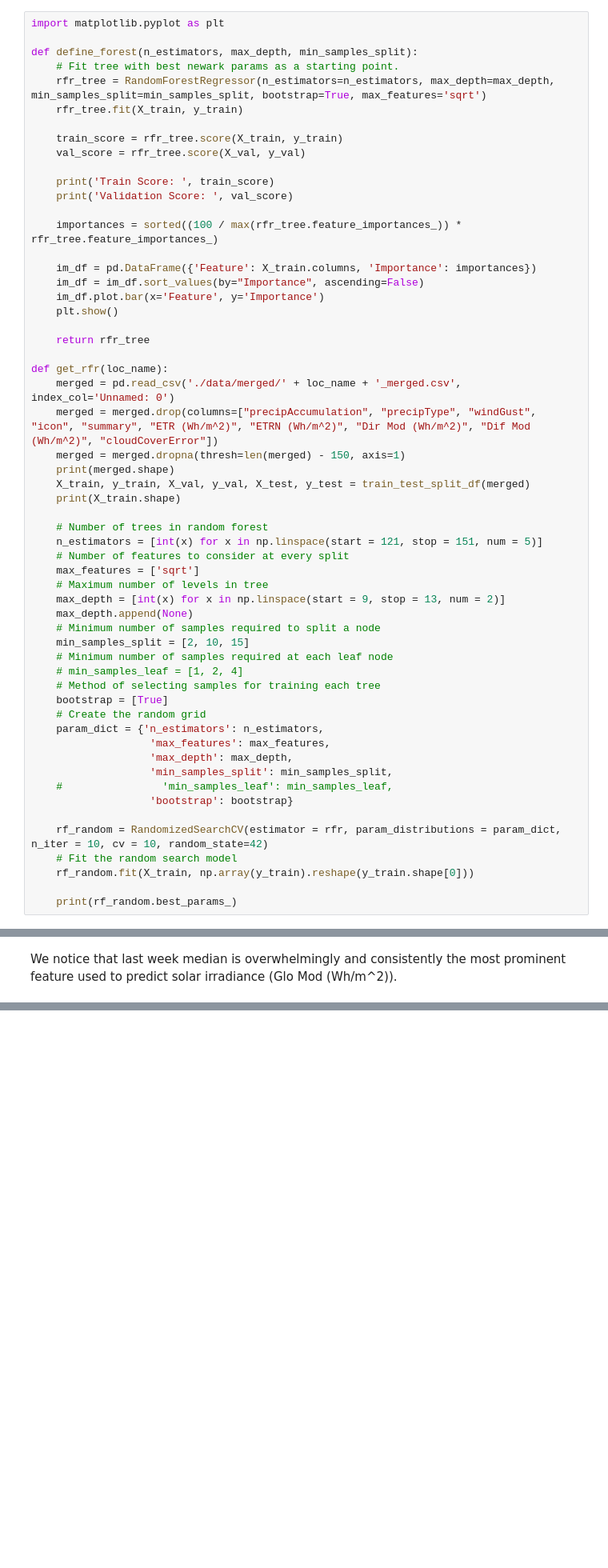
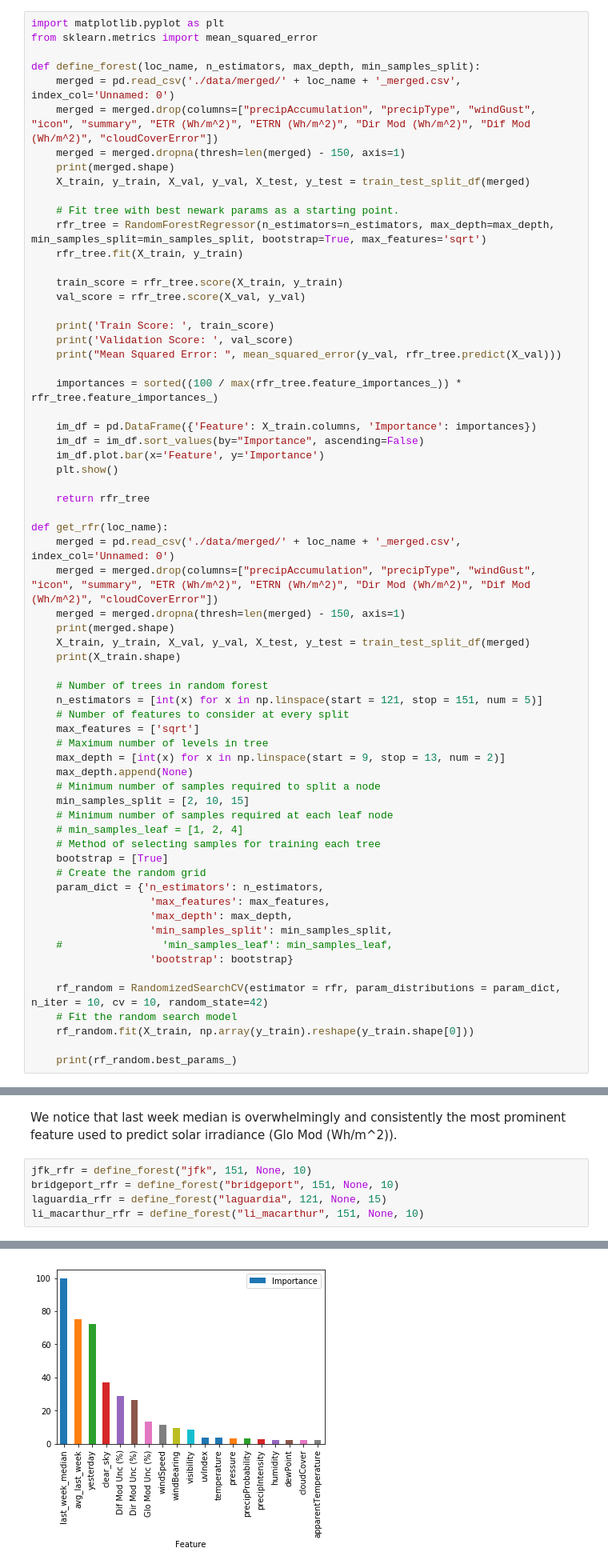
Before and after one commit to jackcsullivan/ER190C_final_proj, a Jupyter notebook: random_forest.ipynb, the cells around one changed output, grey strips where cells are left out. Shown: that part at 80% size. Saved outputs shown, nothing was run; the diff lists cells and outputs as text; blank space fills up the shorter version.

```diff
--- a/random_forest.ipynb
+++ b/random_forest.ipynb
@@ -201,8 +206,15 @@ print('Validation Score: ', rfr_val_score)
 ## Random forests for the other 4 locations.
 # %%
 import matplotlib.pyplot as plt
+from sklearn.metrics import mean_squared_error
 
-def define_forest(n_estimators, max_depth, min_samples_split):
+def define_forest(loc_name, n_estimators, max_depth, min_samples_split):
+    merged = pd.read_csv('./data/merged/' + loc_name + '_merged.csv', index_col='Unnamed: 0')
+    merged = merged.drop(columns=["precipAccumulation", "precipType", "windGust", "icon", "summary", "ETR (Wh/m^2)", "ETRN (Wh/m^2)", "Dir Mod (Wh/m^2)", "Dif Mod (Wh/m^2)", "cloudCoverError"])
+    merged = merged.dropna(thresh=len(merged) - 150, axis=1)
+    print(merged.shape)
+    X_train, y_train, X_val, y_val, X_test, y_test = train_test_split_df(merged)
+
     # Fit tree with best newark params as a starting point.
     rfr_tree = RandomForestRegressor(n_estimators=n_estimators, max_depth=max_depth, min_samples_split=min_samples_split, bootstrap=True, max_features='sqrt')
     rfr_tree.fit(X_train, y_train)
@@ -212,6 +224,7 @@ def define_forest(n_estimators, max_depth, min_samples_split):
 
     print('Train Score: ', train_score)
     print('Validation Score: ', val_score)
+    print("Mean Squared Error: ", mean_squared_error(y_val, rfr_tree.predict(X_val)))
 
     importances = sorted((100 / max(rfr_tree.feature_importances_)) * rfr_tree.feature_importances_)
 
@@ -264,2 +290,8 @@ li_macarthur_rfr = get_rfr("li_macarthur")
 # %% [markdown]
 We notice that last week median is overwhelmingly and consistently the most prominent feature used to predict solar irradiance (Glo Mod (Wh/m^2)).
+# %%
+jfk_rfr = define_forest("jfk", 151, None, 10)
+bridgeport_rfr = define_forest("bridgeport", 151, None, 10)
+laguardia_rfr = define_forest("laguardia", 121, None, 15)
+li_macarthur_rfr = define_forest("li_macarthur", 151, None, 10)
+# %% [output]
@@ -265,0 +302 @@ We notice that last week median is overwhelmingly and consistently the most prom
+[figure, added]
```
Also changed, not shown: parts of 4 cells of this notebook, 1 other file.
